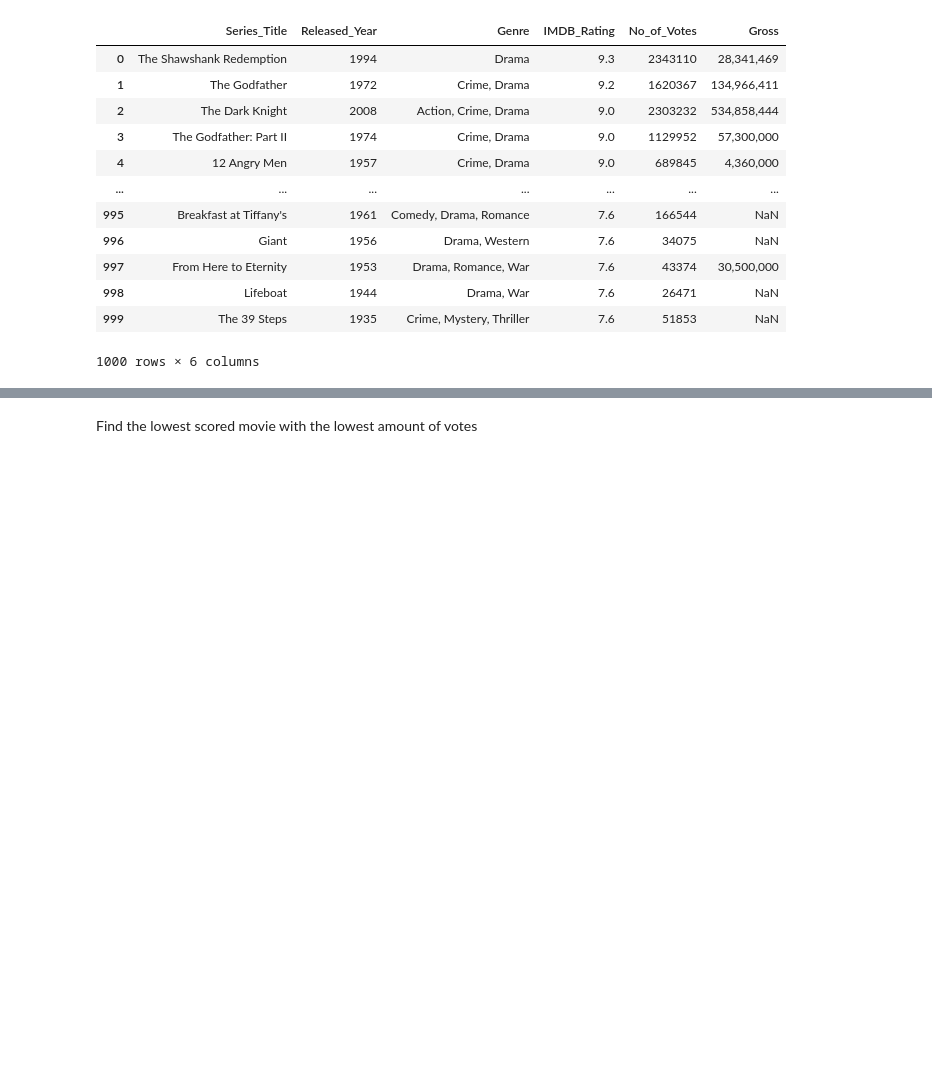
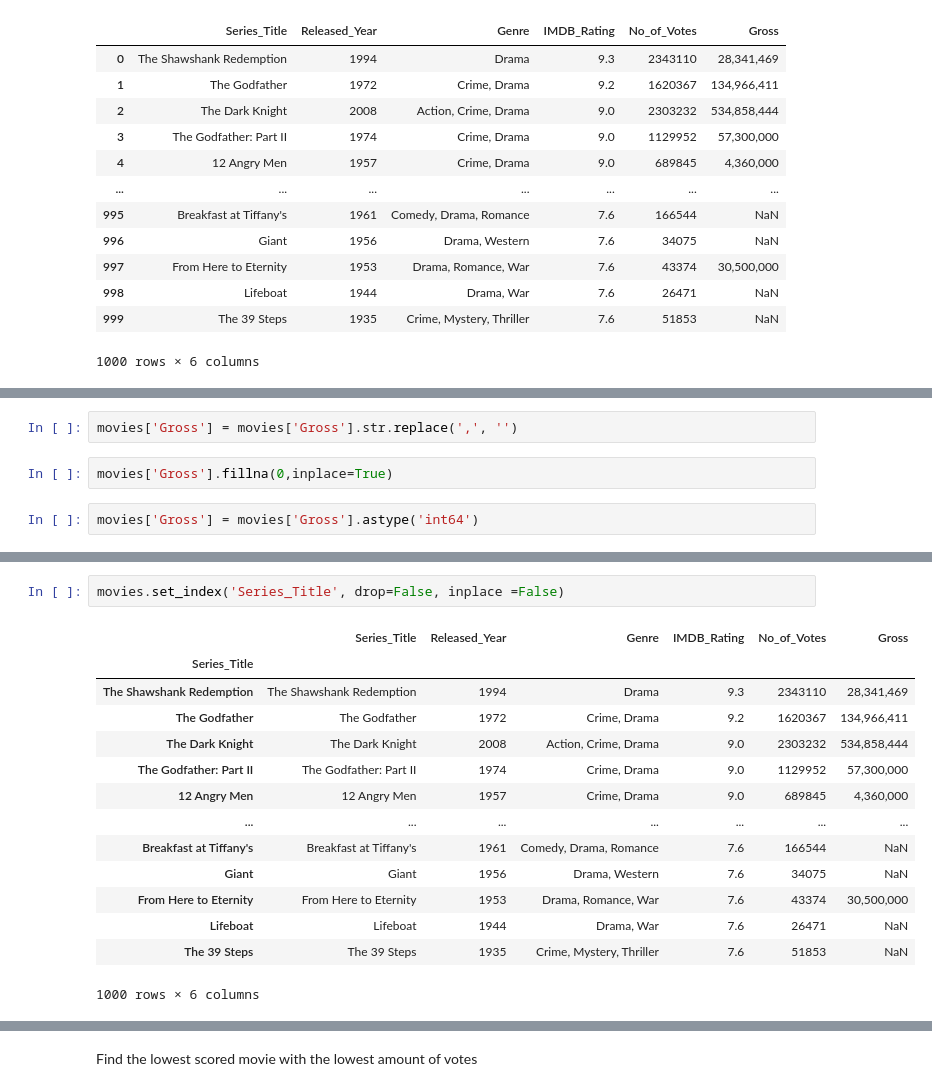
Before and after one commit to AmalSatheesan/Data_Analysis_with_Pandas, a Jupyter notebook: homework_dataframes_001.ipynb, the cells around one changed output, grey strips where cells are left out. Saved outputs shown, nothing was run; the diff lists cells and outputs as text; blank space fills up the shorter version.

```diff
--- a/homework_dataframes_001.ipynb
+++ b/homework_dataframes_001.ipynb
@@ -127,0 +190,6 @@ movies
+# %%
+movies['Gross'] = movies['Gross'].str.replace(',', '')
+# %%
+movies['Gross'].fillna(0,inplace=True)
+# %%
+movies['Gross'] = movies['Gross'].astype('int64')
@@ -127,0 +284,17 @@ movies
+# %%
+movies.set_index('Series_Title', drop=False, inplace =False)
+# %% [output]
+|  | Series_Title | Released_Year | Genre | IMDB_Rating | No_of_Votes | Gross |
+| Series_Title |  |  |  |  |  |  |
+| The Shawshank Redemption | The Shawshank Redemption | 1994 | Drama | 9.3 | 2343110 | 28,341,469 |
+| The Godfather | The Godfather | 1972 | Crime, Drama | 9.2 | 1620367 | 134,966,411 |
+| The Dark Knight | The Dark Knight | 2008 | Action, Crime, Drama | 9.0 | 2303232 | 534,858,444 |
+| The Godfather: Part II | The Godfather: Part II | 1974 | Crime, Drama | 9.0 | 1129952 | 57,300,000 |
+| 12 Angry Men | 12 Angry Men | 1957 | Crime, Drama | 9.0 | 689845 | 4,360,000 |
+| ... | ... | ... | ... | ... | ... | ... |
+| Breakfast at Tiffany's | Breakfast at Tiffany's | 1961 | Comedy, Drama, Romance | 7.6 | 166544 | NaN |
+| Giant | Giant | 1956 | Drama, Western | 7.6 | 34075 | NaN |
+| From Here to Eternity | From Here to Eternity | 1953 | Drama, Romance, War | 7.6 | 43374 | 30,500,000 |
+| Lifeboat | Lifeboat | 1944 | Drama, War | 7.6 | 26471 | NaN |
+| The 39 Steps | The 39 Steps | 1935 | Crime, Mystery, Thriller | 7.6 | 51853 | NaN |
+1000 rows × 6 columns
```
Also changed, not shown: parts of 19 cells of this notebook.
